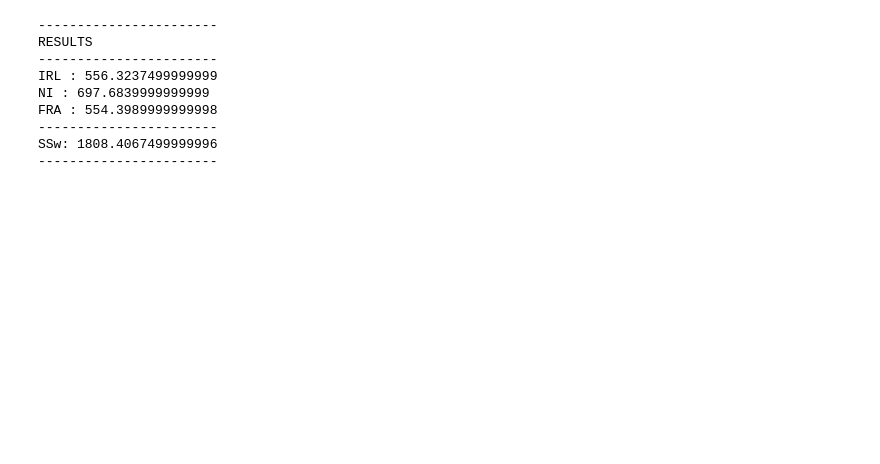
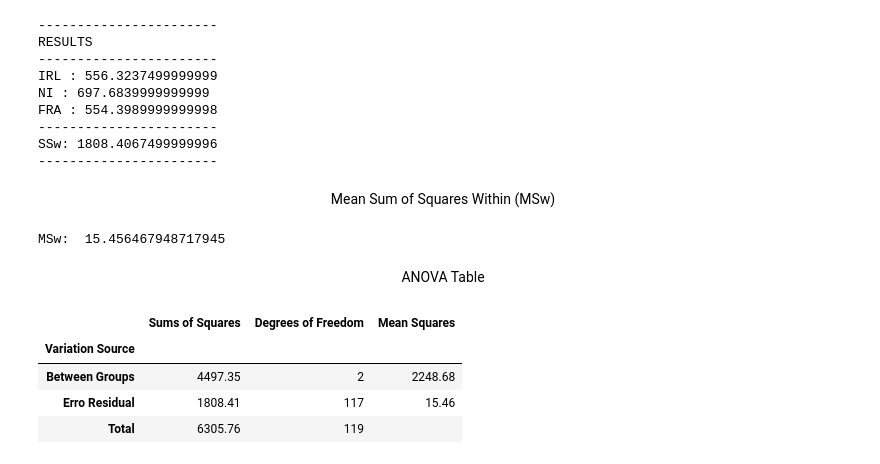
Before and after one commit to Deego88/MLS, a Jupyter notebook: Scipy-stats.ipynb, the cells around one changed output. Cells and saved outputs as stored; diff of their text form; code cells hidden in the pictures; blank space fills up the shorter version.

Commit message:
Add files via upload
Anova Table complete with data
# SSb= 4497.354500000003
# SSw= 1808.4067499999996
# MSw= 15.456467948717945
# MSb= 2248.6772500000015

```diff
--- a/Scipy-stats.ipynb
+++ b/Scipy-stats.ipynb
@@ -777,3 +795,14 @@ FRA : 554.3989999999998
 -----------------------
 SSw: 1808.4067499999996
 -----------------------
+# %% [markdown]
+<center>Mean Sum of Squares Within (MSw) <center/>
+# %%
+# Calculate MSw (Unexplained Variance) [26]
+N = len(df_students)
+MSw = SSw/(N-k)
+print("MSw: ",MSw)
+# %% [output]
+MSw:  15.456467948717945
+# %% [markdown]
+<center>ANOVA Table<center/>
@@ -780,3 +814,17 @@ SSw: 1808.4067499999996
+# %%
+# set anova table variable to equal data from above calculations
+anova_table = pd.DataFrame({"Variation Source": ["Between Groups","Erro Residual","Total"], # rows
+                            "Sums of Squares":[round(SSb,2),round(SSw,2),round(SSb+SSw,2)], # columns
+                            "Degrees of Freedom":[k-1,N-k,N-1], # columns
+                            "Mean Squares":[round(MSb,2),round(MSw,2),""]}) # columns
+anova_table.set_index("Variation Source",inplace=True) # index
+anova_table
+# %% [output]
+|  | Sums of Squares | Degrees of Freedom | Mean Squares |
+| Variation Source |  |  |  |
+| Between Groups | 4497.35 | 2 | 2248.68 |
+| Erro Residual | 1808.41 | 117 | 15.46 |
+| Total | 6305.76 | 119 |  |
 # %% [markdown]
 # References
 
```
Also changed, not shown: parts of 14 cells of this notebook.
